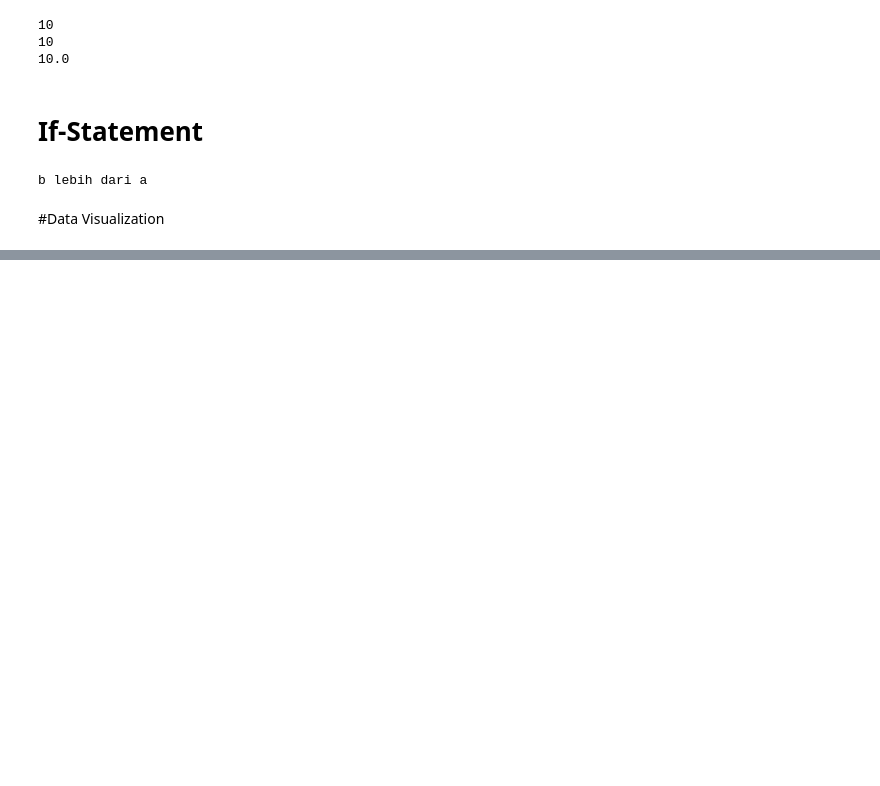
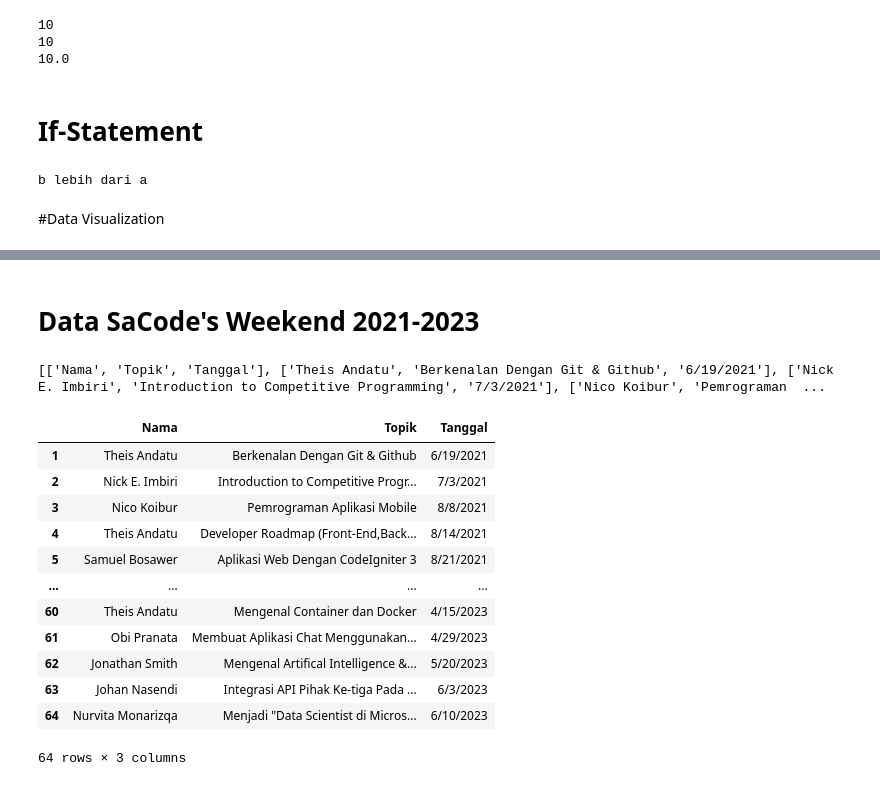
Before and after one commit to baptuDenjer/Google-Colab, a Jupyter notebook: SaCodeWeekend.ipynb, the cells around one changed output, grey strips where cells are left out. Drawn from its saved outputs; the diff is of its cells as text; code cells hidden in the pictures; blank space fills up the shorter version.

```diff
--- a/SaCodeWeekend.ipynb
+++ b/SaCodeWeekend.ipynb
@@ -65,0 +80,46 @@ b lebih dari a
+# %% [markdown]
+# Data SaCode's Weekend 2021-2023
+# %%
+from google.colab import auth
+auth.authenticate_user()
+
+import gspread
+from google.auth import default
+creds, _ = default()
+
+gc = gspread.authorize(creds)
+
+worksheet = gc.open('SaCodesWeekendData').sheet1
+
+# get_all_values gives a list of rows.
+
+rows = worksheet.get_all_values()
+print(rows)
+
+# Convert to a DataFrame and render.
+import pandas as pd
+sacodeData = pd.DataFrame(rows)
+sacodeData
+
+#Creating headers from the first rows
+headers = sacodeData.iloc[0].values
+sacodeData.columns = headers
+
+#Deleting the first row after making it as a header
+sacodeData.drop(index=0,axis=0,inplace=True)
+sacodeData
+# %% [output]
+[['Nama', 'Topik', 'Tanggal'], ['Theis Andatu', 'Berkenalan Dengan Git & Github', '6/19/2021'], ['Nick E. Imbiri', 'Introduction to Competitive Programming', '7/3/2021'], ['Nico Koibur', 'Pemrograman  ...
+|  | Nama | Topik | Tanggal |
+| 1 | Theis Andatu | Berkenalan Dengan Git & Github | 6/19/2021 |
+| 2 | Nick E. Imbiri | Introduction to Competitive Progr... | 7/3/2021 |
+| 3 | Nico Koibur | Pemrograman Aplikasi Mobile | 8/8/2021 |
+| 4 | Theis Andatu | Developer Roadmap (Front-End,Back... | 8/14/2021 |
+| 5 | Samuel Bosawer | Aplikasi Web Dengan CodeIgniter 3 | 8/21/2021 |
+| ... | ... | ... | ... |
+| 60 | Theis Andatu | Mengenal Container dan Docker | 4/15/2023 |
+| 61 | Obi Pranata | Membuat Aplikasi Chat Menggunakan... | 4/29/2023 |
+| 62 | Jonathan Smith | Mengenal Artifical Intelligence &... | 5/20/2023 |
+| 63 | Johan Nasendi | Integrasi API Pihak Ke-tiga Pada ... | 6/3/2023 |
+| 64 | Nurvita Monarizqa | Menjadi "Data Scientist di Micros... | 6/10/2023 |
+64 rows × 3 columns
```
Also changed, not shown: parts of 5 cells of this notebook.
